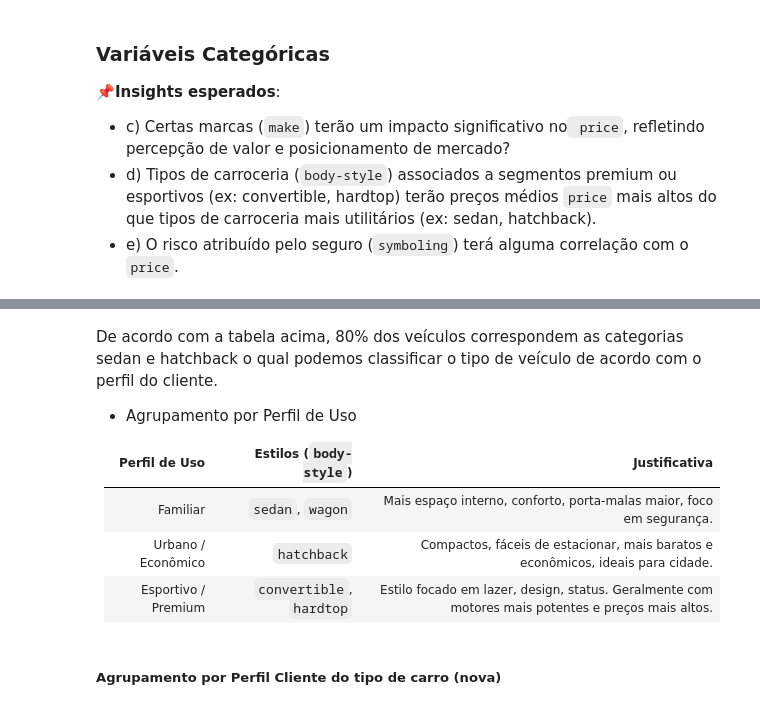
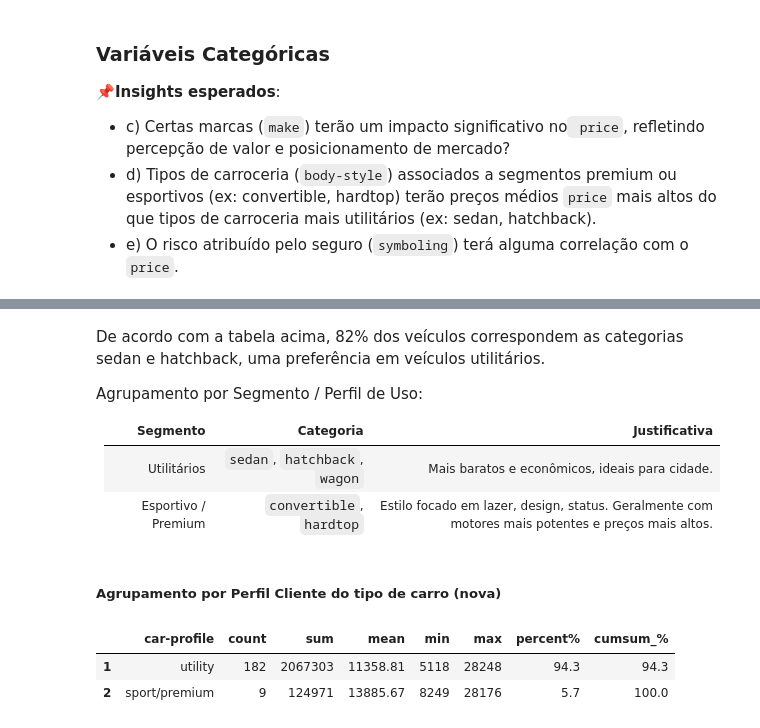
Before and after one commit to reynancs/car_price_prediction, a Jupyter notebook: notebooks/2.1-rc-eda-cleaned.ipynb, the cells around one changed output, grey strips where cells are left out. Saved outputs shown, nothing was run; the diff lists cells and outputs as text; code cells hidden in the pictures.

```diff
--- a/notebooks/2.1-rc-eda-cleaned.ipynb
+++ b/notebooks/2.1-rc-eda-cleaned.ipynb
@@ -302,50 +523,51 @@ df_group_by_body
 # %% [markdown]
-De acordo com a tabela acima, 80% dos veículos correspondem as categorias sedan e hatchback o qual podemos classificar o tipo de veículo de acordo com o perfil do cliente.
+De acordo com a tabela acima, 82% dos veículos correspondem as categorias sedan e hatchback, uma preferência em veículos utilitários.
 
- - Agrupamento por Perfil de Uso
+Agrupamento por Segmento / Perfil de Uso:
 
- | Perfil de Uso        | Estilos (`body-style`)       | Justificativa                                                        |
-|----------------------|-------------------------------|----------------------------------------------------------------------|
-| Familiar         | `sedan`, `wagon`                  | Mais espaço interno, conforto, porta-malas maior, foco em segurança. |
-| Urbano / Econômico | `hatchback`                     | Compactos, fáceis de estacionar, mais baratos e econômicos, ideais para cidade. |
-| Esportivo / Premium | `convertible`, `hardtop`       | Estilo focado em lazer, design, status. Geralmente com motores mais potentes e preços mais altos. |
+| Segmento            | Categoria                     | Justificativa                                  |
+|---------------------|-------------------------------|------------------------------------------------|
+| Utilitários         | `sedan`, `hatchback`, `wagon` | Mais baratos e econômicos, ideais para cidade. |
+| Esportivo / Premium | `convertible`, `hardtop`      | Estilo focado em lazer, design, status. Geralmente com motores mais potentes e preços mais altos. |
 # %% [markdown]
 ##### Agrupamento por Perfil Cliente do tipo de carro (nova)
 # %%
 # Aplica a função map() criando uma nova coluna
 def map_profile(style):
-    if style in ['sedan', 'wagon']:
-        return 'familiar'
-    elif style == 'hatchback':
-        return 'urbano'
+    if style in ['sedan','hatchback', 'wagon']:
+        return 'utility'
     elif style in ['convertible', 'hardtop']:
-        return 'esportivo'
+        return 'sport/premium'
     else:
-        return 'outro'
+        return 'others'
 
 df['car-profile'] = df['body-style'].apply(map_profile)
 
 
 # Subset
 df_group_by_profile = df[['car-profile','price']]
 
 # Agrupar por 'make' com estatísticas
 df_group_by_profile = df_group_by_profile.groupby(['car-profile'], as_index=False)['price'].agg(
     count='count', sum='sum', mean='mean',min='min', max='max' ).round(2)
 
 
 # Calcular % de participação
 total_price = df_group_by_profile['sum'].sum()
 df_group_by_profile['percent%'] = ((df_group_by_profile['sum'] / total_price) * 100).round(2)
 
 
 # Ordenar pela soma total
 df_group_by_profile = df_group_by_profile.sort_values(['sum'], ascending=False).reset_index(drop=True)
 
 
 # Calcular percent acumulado
 df_group_by_profile['cumsum_%'] = df_group_by_profile['percent%'].cumsum().round(2)
 
 # Ajustar índice para iniciar em 1 (opcional)
 df_group_by_profile.index = range(1, len(df_group_by_profile) + 1)
 df_group_by_profile
+# %% [output]
+|  | car-profile | count | sum | mean | min | max | percent% | cumsum_% |
+| 1 | utility | 182 | 2067303 | 11358.81 | 5118 | 28248 | 94.3 | 94.3 |
+| 2 | sport/premium | 9 | 124971 | 13885.67 | 8249 | 28176 | 5.7 | 100.0 |
```
Also changed, not shown: parts of 27 cells of this notebook, 4 other files.
